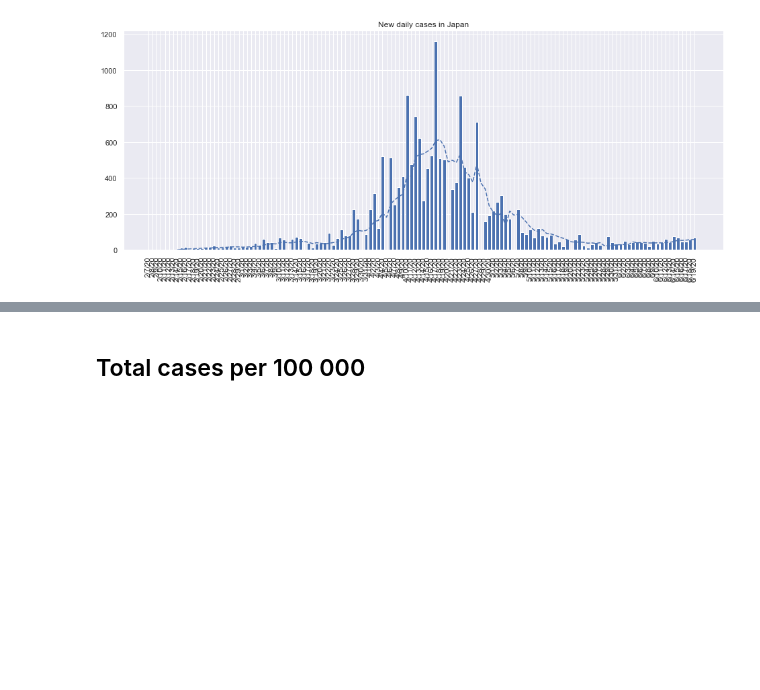
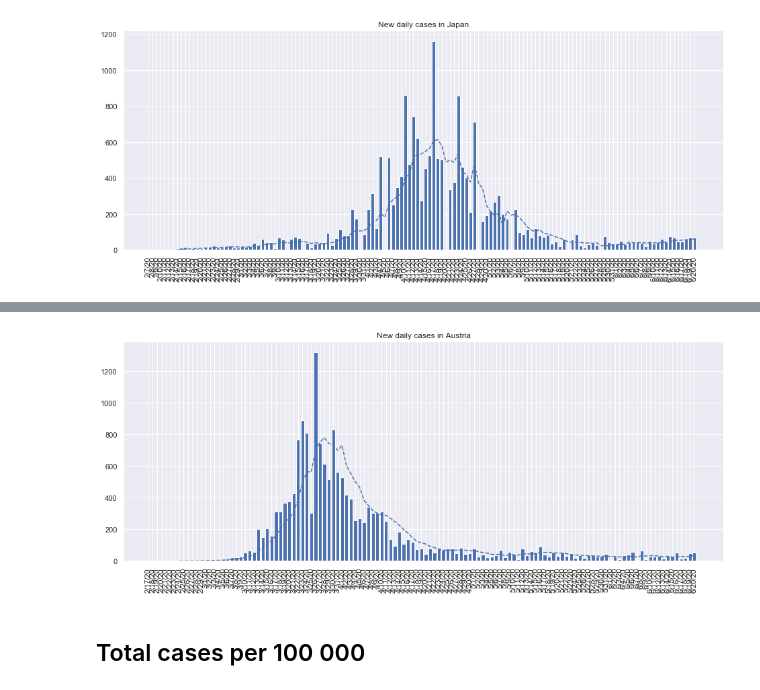
Before and after one commit to IvonaTau/covid19, a Jupyter notebook: _notebooks/2020-03-30-lithuania.ipynb, the cells around one changed output, grey strips where cells are left out. Cells and saved outputs as stored; diff of their text form; code cells hidden in the pictures; blank space fills up the shorter version.

```diff
--- a/_notebooks/2020-03-30-lithuania.ipynb
+++ b/_notebooks/2020-03-30-lithuania.ipynb
@@ -178,3 +180,8 @@ plot_new_cases_barplot(df, 'Russia')
+# %%
+#hide_input
+plot_new_cases_barplot(df, 'Austria')
+# %% [output]
+[figure, added]
 # %% [markdown]
 ## Total cases per 100 000
 # %%
```
Also changed, not shown: parts of 16 cells of this notebook, 1 other file.
